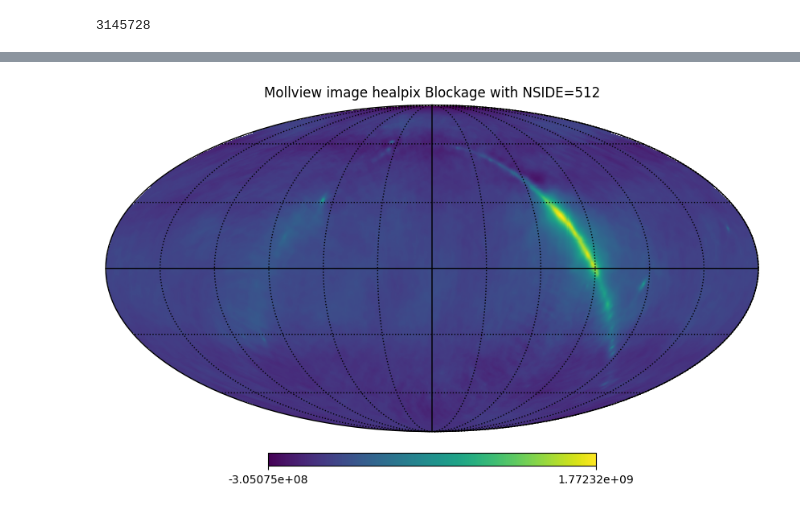
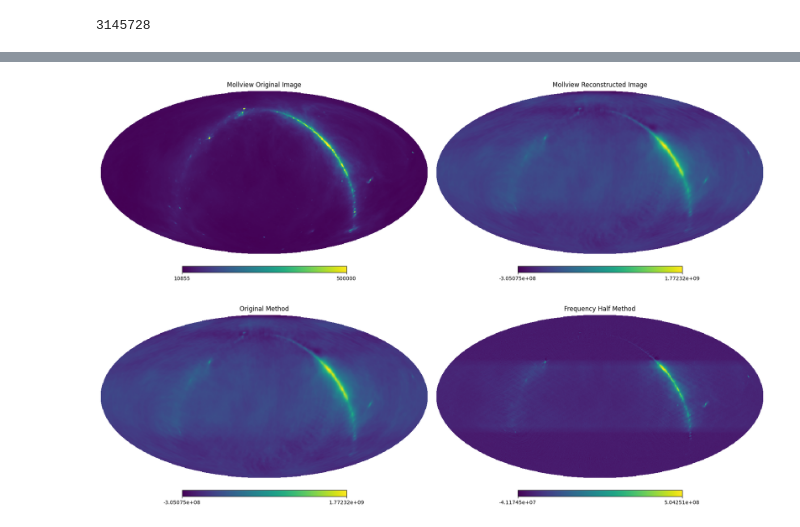
Before and after one commit to SSshuishui/viss_optimize_3d, a Jupyter notebook: healpix3d_blockage.ipynb, the cells around one changed output, grey strips where cells are left out. Cells and saved outputs as stored; diff of their text form; code cells hidden in the pictures.

Commit message:
half-point freq

```diff
--- a/healpix3d_blockage.ipynb
+++ b/healpix3d_blockage.ipynb
@@ -18,4 +18,4 @@ print(NPIX)
 # %% [output]
 3145728
 # %%
-ori = np.loadtxt("./earth_1Mhz/B_original.txt")
+original_image = np.loadtxt("./earth_1Mhz/B_original.txt")
@@ -28,19 +22,26 @@ plt.show()
-# %%
-total_data = np.loadtxt("./3dblockage/C1day1M.txt")
-
-# 读取并累加450个文件
-for i in range(2, 451):
-    file_path = f"./3dblockage/C{i}day1M.txt"
-    data = np.loadtxt(file_path)
-
-    # 将nan值转换为0
-    data = np.nan_to_num(data)
-
-    # 累加数据
-    total_data += data
-
-hp.mollview(total_data, nest=True, title="Mollview image healpix Blockage with NSIDE=512")
-hp.graticule()  # 添加经纬线
-plt.show()
-# %% [output]
-[figure, removed]
+# %%
+reconstructed_450 = np.loadtxt("./3dblockage/sum_450.txt")
+# %%
+fig, axs = plt.subplots(1, 2, figsize=(18, 6))
+
+hp.mollview(
+    original_image,
+    nest=True,
+    title="Mollview Original Image",
+    sub=(1, 2, 1),
+    cmap='viridis',
+)
+axs[0].axis('off')
+
+hp.mollview(
+    reconstructed_450,
+    nest=True,
+    title="Mollview Reconstructed Image",
+    sub=(1, 2, 2),
+    cmap='viridis',
+)
+axs[1].axis('off')
+
+plt.show()
+# %% [output]
+[figure, added]
@@ -46,0 +50,24 @@ plt.show()
+# %%
+fig, axs = plt.subplots(1, 2, figsize=(18, 6))
+
+hp.mollview(
+    reconstructed_450,
+    nest=True,
+    title="Original Method",
+    sub=(1, 2, 1),
+    cmap='viridis',
+)
+axs[0].axis('off')
+
+hp.mollview(
+    reconstructed_50_half_freq,
+    nest=True,
+    title="Frequency Half Method",
+    sub=(1, 2, 2),
+    cmap='viridis',
+)
+axs[1].axis('off')
+
+plt.show()
+# %% [output]
+[figure, added]
```
Also changed, not shown: parts of 2 cells of this notebook, 21 other files.
